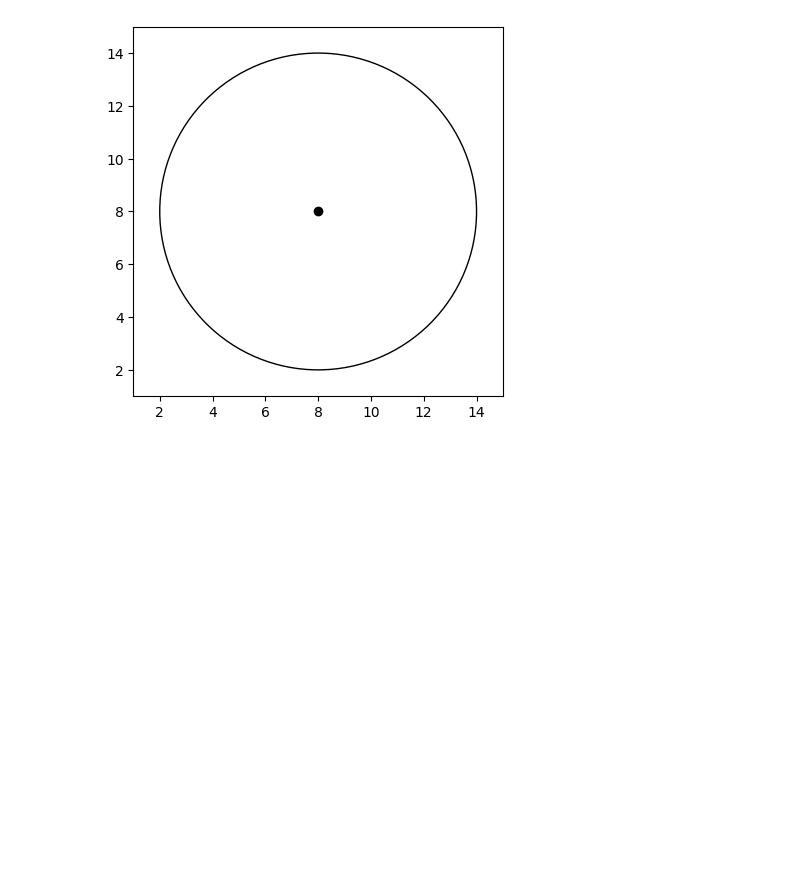
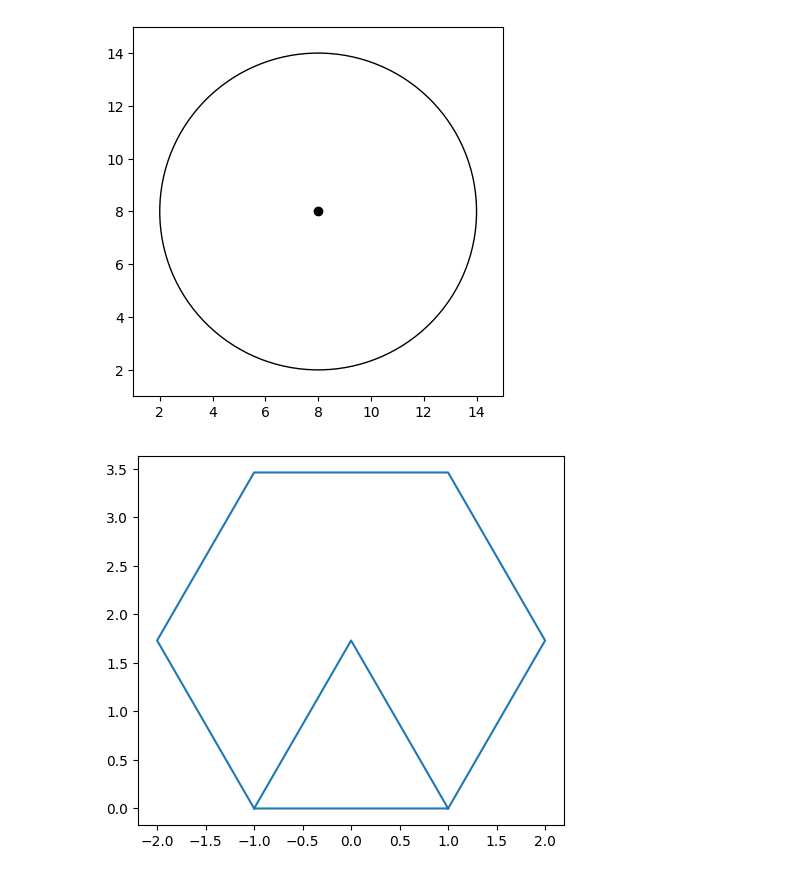
Before and after one commit to bestfood-lxj/jupyter-notes, a Jupyter notebook: something/20260603.ipynb, the cells around one changed output. Saved outputs shown, nothing was run; the diff lists cells and outputs as text; code cells hidden in the pictures; blank space fills up the shorter version.

```diff
--- a/something/20260603.ipynb
+++ b/something/20260603.ipynb
@@ -14,3 +14,14 @@ plt.plot([8],[8], marker='o', color='black')
 plt.show()
 # %% [output]
 [figure]
+# %%
+import matplotlib.pyplot as plt
+figure, axes = plt.subplots()
+radical = 3**(0.5)
+axes.plot([1,2,1,-1,-2,-2,-1,1,],[0,radical2+2*radical,2+2*radical,2+radical,radical,0,0])
+#axes.plot([1,0,-1,1,2,1,-1,-2,-1],[0,radical,0,0,radical,2*radical,2*radical,radical,0])
+ax = plt.gca()
+axes.set_aspect('equal', adjustable='box')
+plt.show()
+# %% [output]
+[figure, added]
```
